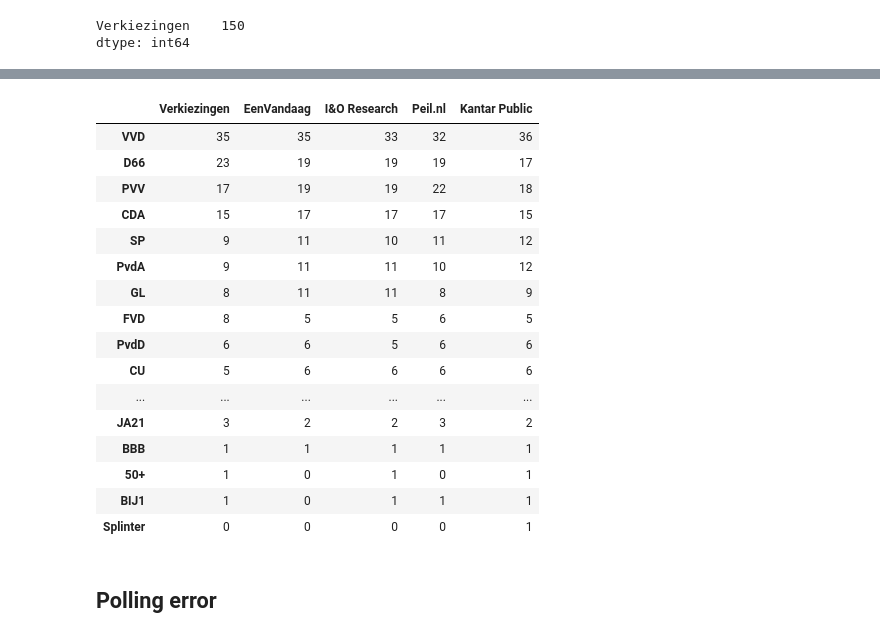
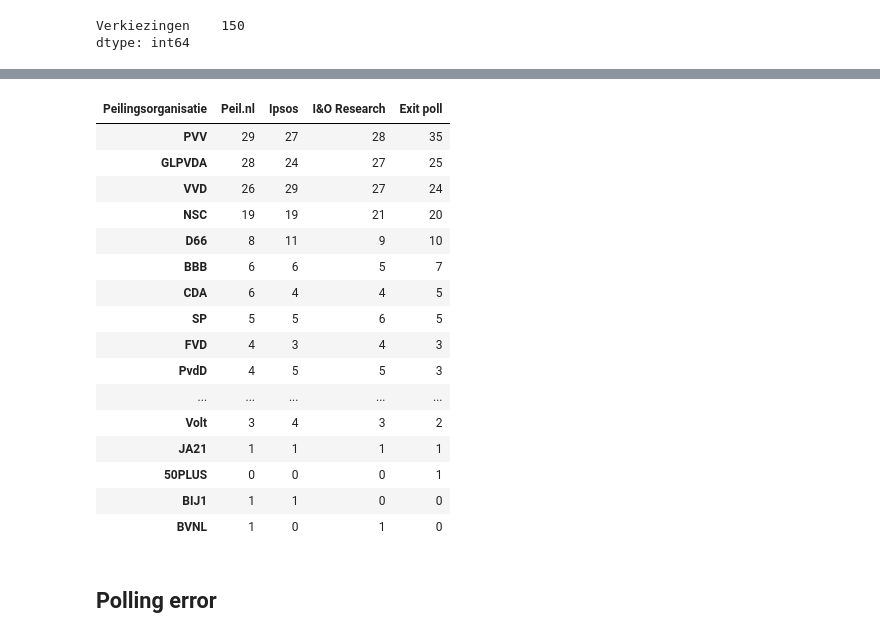
Before and after one commit to luukhopman/political-polls-analysis, a Jupyter notebook: tk2021-poll-analysis.ipynb, the cells around one changed output, grey strips where cells are left out. Cells and saved outputs as stored; diff of their text form; code cells hidden in the pictures.

```diff
--- a/tk2021-poll-analysis.ipynb
+++ b/tk2021-poll-analysis.ipynb
@@ -45,48 +97,45 @@ dtype: int64
 # %%
-polls = pd.read_html('https://nl.wikipedia.org/wiki/Tweede_Kamerverkiezingen_2021/Peilingen')[1]
+polls = pd.read_html('https://nl.wikipedia.org/wiki/Tweede_Kamerverkiezingen_2023/Peilingen')[0]
 
 # Clean DataFrame
 polls = (polls
+         .head(10)
          .assign(
-             Peilingorganisatie=lambda x: x['Peilingorganisatie'].replace(r'\[\d\]', '', regex=True).str.strip(),
-             Datum=lambda x: pd.to_datetime(x['Datum'].str.replace('mrt', 'mar'))
+             Peilingsorganisatie=lambda x: x['Peilingsorganisatie'].replace(r'\[\d\]', '', regex=True).str.strip(),
+             Datum=lambda x: pd.to_datetime(x['Datum'])
              )
          .sort_values('Datum')
-         .drop_duplicates(subset='Peilingorganisatie', keep='last')
+         .drop_duplicates(subset='Peilingsorganisatie', keep='last')
          .drop(columns=['Datum'])
-         .set_index(['Peilingorganisatie'])
+         .set_index(['Peilingsorganisatie'])
          .transpose()
-         .join(results).fillna(0).astype('int')
-         .rename(columns={'Kantar Public / TNS NIPO': 'Kantar Public',
-                           'Ipsos': 'EenVandaag'})
-         .sort_values('Verkiezingen', ascending=False)
-         [['Verkiezingen', 'EenVandaag', 'I&O Research', 'Peil.nl', 'Kantar Public']])
-
-# Remove parties with no seats in any poll
-polls = polls[polls.sum(axis=1) > 0]
-
-# Rename "Andere" to "Splinter"
-polls = polls.rename(index={'Andere': 'Splinter'})
-
+         .drop(index=['Overig', 'Refs', 'PvdA'])
+         .fillna(0).astype('int')
+         .drop(columns='Ipsos: exitpoll 21.00 uur')
+         .rename(columns={'Ipsos: exitpoll 21.30 uur': 'Exit poll'})
+         .rename(index={'GL': 'GLPVDA'})
+        #  .join(results).fillna(0).astype('int')
+         .sort_values('Exit poll', ascending=False))
+        #  [['Verkiezingen', 'EenVandaag', 'I&O Research', 'Peil.nl', 'Kantar Public']])
 polls
 # %% [output]
-|  | Verkiezingen | EenVandaag | I&O Research | Peil.nl | Kantar Public |
-| VVD | 35 | 35 | 33 | 32 | 36 |
-| D66 | 23 | 19 | 19 | 19 | 17 |
-| PVV | 17 | 19 | 19 | 22 | 18 |
-| CDA | 15 | 17 | 17 | 17 | 15 |
-| SP | 9 | 11 | 10 | 11 | 12 |
-| PvdA | 9 | 11 | 11 | 10 | 12 |
-| GL | 8 | 11 | 11 | 8 | 9 |
-| FVD | 8 | 5 | 5 | 6 | 5 |
-| PvdD | 6 | 6 | 5 | 6 | 6 |
-| CU | 5 | 6 | 6 | 6 | 6 |
-| ... | ... | ... | ... | ... | ... |
-| JA21 | 3 | 2 | 2 | 3 | 2 |
-| BBB | 1 | 1 | 1 | 1 | 1 |
-| 50+ | 1 | 0 | 1 | 0 | 1 |
-| BIJ1 | 1 | 0 | 1 | 1 | 1 |
-| Splinter | 0 | 0 | 0 | 0 | 1 |
+| Peilingsorganisatie | Peil.nl | Ipsos | I&O Research | Exit poll |
+| PVV | 29 | 27 | 28 | 35 |
+| GLPVDA | 28 | 24 | 27 | 25 |
+| VVD | 26 | 29 | 27 | 24 |
+| NSC | 19 | 19 | 21 | 20 |
+| D66 | 8 | 11 | 9 | 10 |
+| BBB | 6 | 6 | 5 | 7 |
+| CDA | 6 | 4 | 4 | 5 |
+| SP | 5 | 5 | 6 | 5 |
+| FVD | 4 | 3 | 4 | 3 |
+| PvdD | 4 | 5 | 5 | 3 |
+| ... | ... | ... | ... | ... |
+| Volt | 3 | 4 | 3 | 2 |
+| JA21 | 1 | 1 | 1 | 1 |
+| 50PLUS | 0 | 0 | 0 | 1 |
+| BIJ1 | 1 | 1 | 0 | 0 |
+| BVNL | 1 | 0 | 1 | 0 |
 # %% [markdown]
 ## Polling error
 # %%
```
Also changed, not shown: parts of 8 cells of this notebook, 4 other files.
